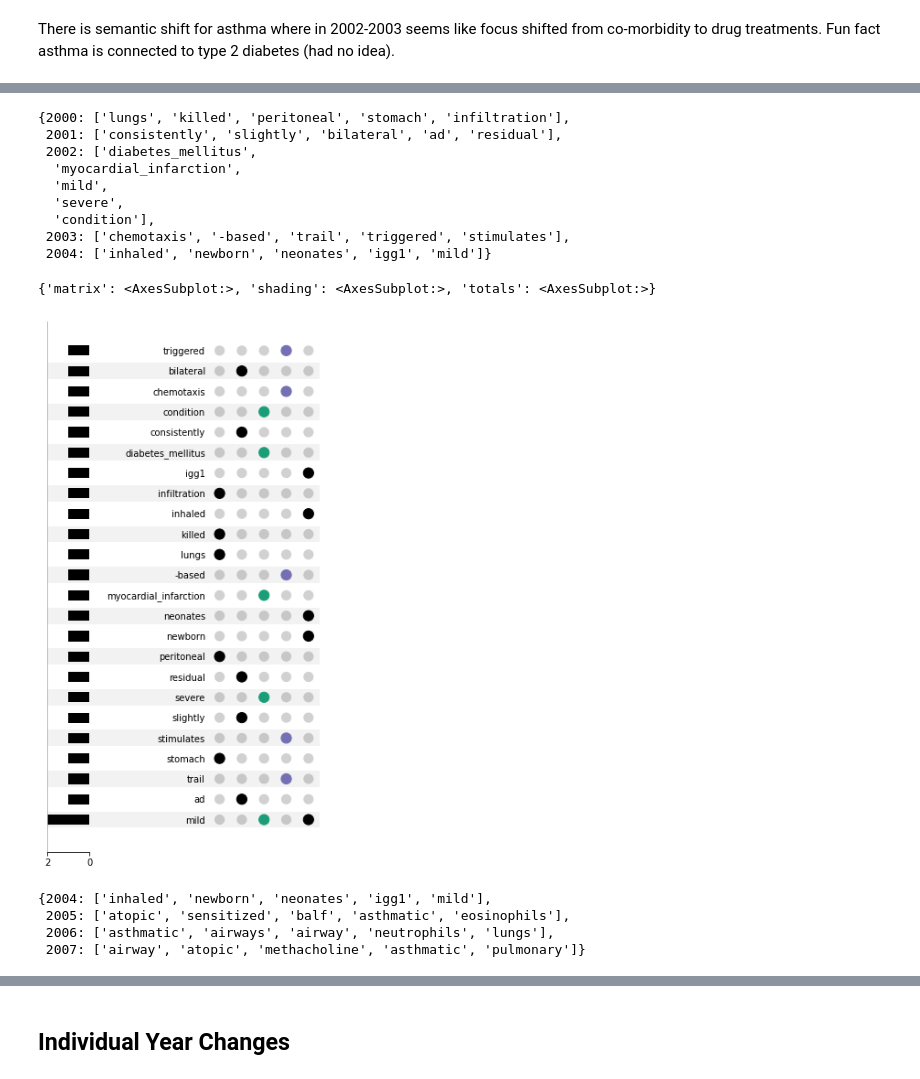
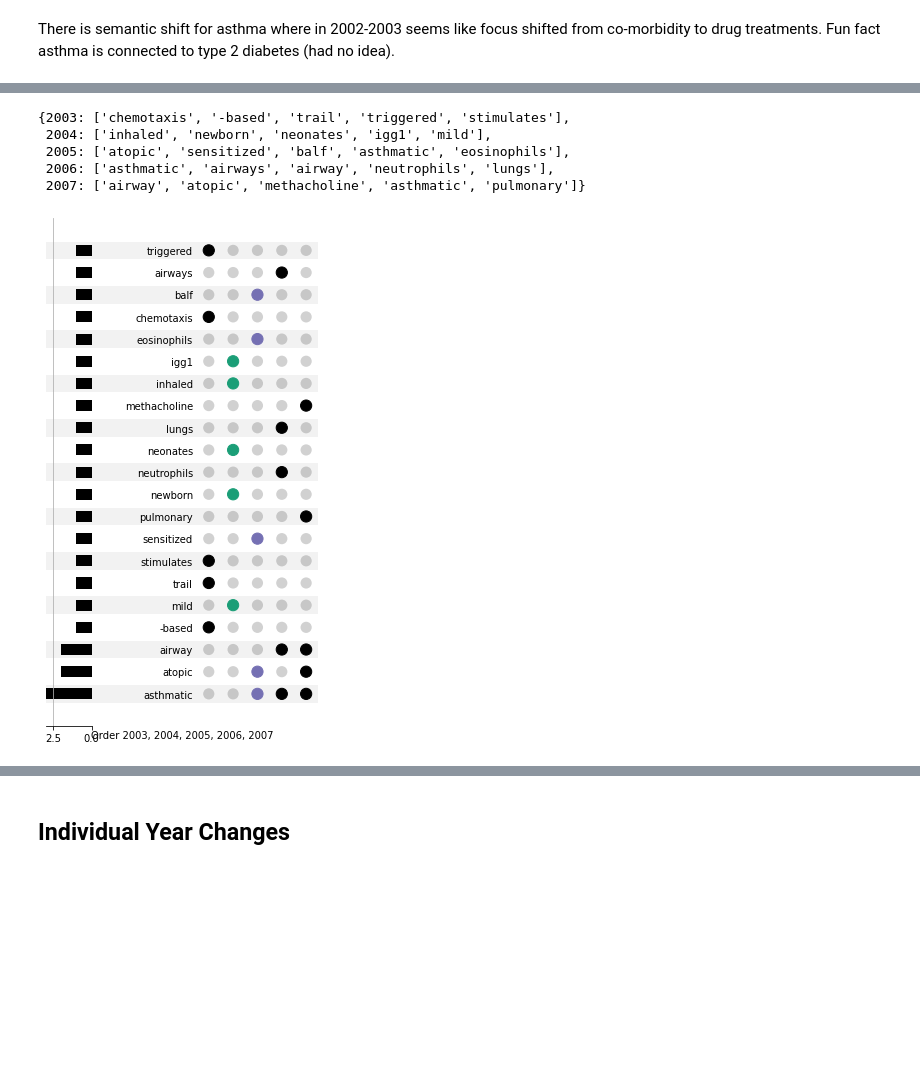
Before and after one commit to greenelab/biovectors, a Jupyter notebook: bayesian_changepoint_detection_experiment/02_changepoint_exploration_experiment.ipynb, the cells around one changed output, grey strips where cells are left out. Saved outputs shown, nothing was run; the diff lists cells and outputs as text; code cells hidden in the pictures; blank space fills up the shorter version.

```diff
--- a/bayesian_changepoint_detection_experiment/02_changepoint_exploration_experiment.ipynb
+++ b/bayesian_changepoint_detection_experiment/02_changepoint_exploration_experiment.ipynb
@@ -194,46 +202,32 @@ There is semantic shift for asthma where in 2002-2003 seems like focus shifted f
 # %%
 token_map = examine_words_at_timepoint_range(
     word_model_cutoff_map,
-    [2000, 2001, 2002, 2003, 2004],
+    [2003, 2004, 2005, 2006, 2007],
     tok="asthmatics",
     topn=5,
 )
 token_map
 # %% [output]
-{2000: ['lungs', 'killed', 'peritoneal', 'stomach', 'infiltration'],
- 2001: ['consistently', 'slightly', 'bilateral', 'ad', 'residual'],
- 2002: ['diabetes_mellitus',
-  'myocardial_infarction',
-  'mild',
-  'severe',
-  'condition'],
- 2003: ['chemotaxis', '-based', 'trail', 'triggered', 'stimulates'],
- 2004: ['inhaled', 'newborn', 'neonates', 'igg1', 'mild']}
+{2003: ['chemotaxis', '-based', 'trail', 'triggered', 'stimulates'],
+ 2004: ['inhaled', 'newborn', 'neonates', 'igg1', 'mild'],
+ 2005: ['atopic', 'sensitized', 'balf', 'asthmatic', 'eosinophils'],
+ 2006: ['asthmatic', 'airways', 'airway', 'neutrophils', 'lungs'],
+ 2007: ['airway', 'atopic', 'methacholine', 'asthmatic', 'pulmonary']}
 # %%
 tokens = from_memberships(token_map.values())
+fig = plt.figure(figsize=(11, 8))
 upset = UpSet(
     tokens,
     with_lines=False,
     show_counts=False,
     sort_by="cardinality",
     intersection_plot_elements=0,
 )
-upset.style_subsets(present="myocardial_infarction", facecolor="#1b9e77")
-upset.style_subsets(present="chemotaxis", facecolor="#7570b3")
-UpSet.plot(upset)
+upset.style_subsets(present="newborn", facecolor="#1b9e77")
+upset.style_subsets(present="balf", facecolor="#7570b3")
+axes = UpSet.plot(upset, fig=fig)
+axes["shading"].set_xlabel("Order 2003, 2004, 2005, 2006, 2007")
+fig.savefig(f"{str(figure_output_path)}/asthmatics_changepoint.svg")
+fig.savefig(f"{str(figure_output_path)}/asthmatics_changepoint.png", dpi=500)
 # %% [output]
-{'matrix': <AxesSubplot:>, 'shading': <AxesSubplot:>, 'totals': <AxesSubplot:>}
-[figure, old version]
+[figure, new version]
-# %%
-token_map = examine_words_at_timepoint_range(
-    word_model_cutoff_map,
-    [2004, 2005, 2006, 2007],
-    tok="asthmatics",
-    topn=5,
-)
-token_map
-# %% [output]
-{2004: ['inhaled', 'newborn', 'neonates', 'igg1', 'mild'],
- 2005: ['atopic', 'sensitized', 'balf', 'asthmatic', 'eosinophils'],
- 2006: ['asthmatic', 'airways', 'airway', 'neutrophils', 'lungs'],
- 2007: ['airway', 'atopic', 'methacholine', 'asthmatic', 'pulmonary']}
```
Also changed, not shown: parts of 12 cells of this notebook, 14 other files.
